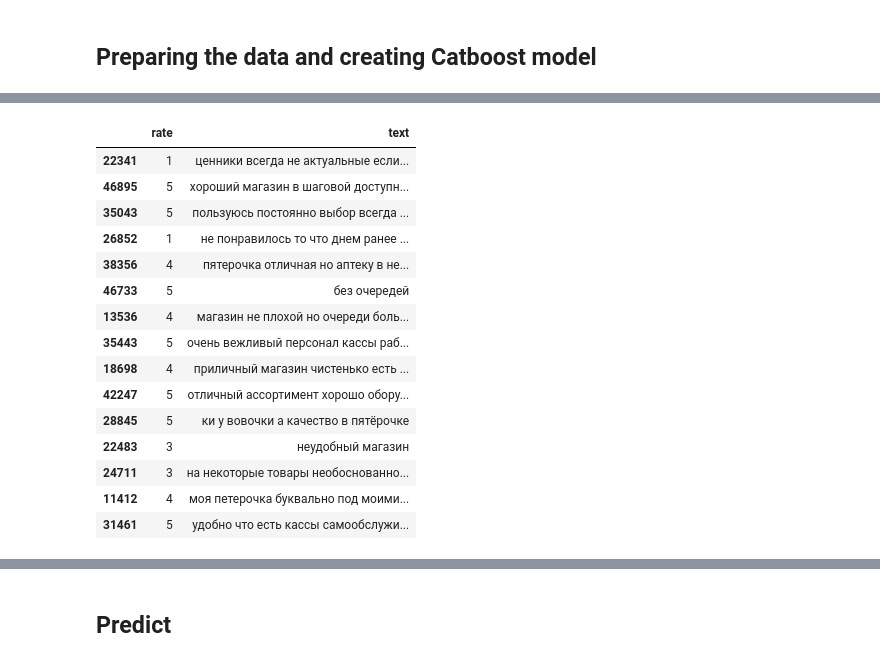
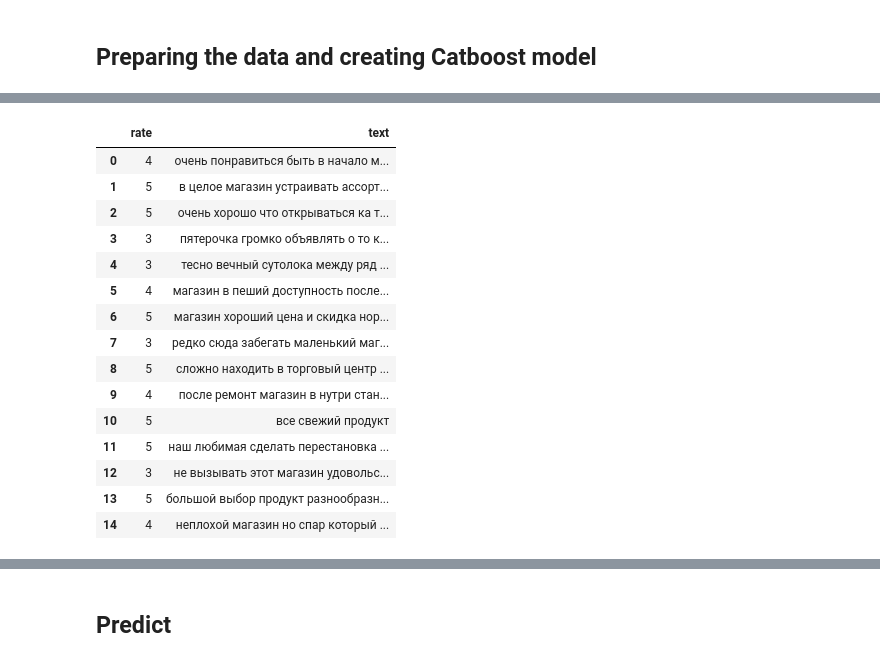
Before and after one commit to F1ameX/2025-ODS-NLP, a Jupyter notebook: practice_2.ipynb, the cells around one changed output, grey strips where cells are left out. Drawn from its saved outputs; the diff is of its cells as text; code cells hidden in the pictures.

```diff
--- a/practice_2.ipynb
+++ b/practice_2.ipynb
@@ -69,33 +69,34 @@ train_data['text'].sample(7)
 dtype: object
 # %%
 def process_data(df):
-    lemmatizer = WordNetLemmatizer()
     df['text'] = df['text'].str.lower()
     df['text'] = df['text'].apply(lambda x: re.sub(r'([,.!?;])', r' \1 ', x))
     df['text'] = df['text'].apply(lambda x: re.sub(r'[^\w\s]', '', x))
     df['text'] = df['text'].apply(lambda x: re.sub(r'[\d]', '', x))
-    df['text'] = df['text'].apply(lambda x: ' '.join([lemmatizer.lemmatize(word) for word in x.split()]))
 
+    mystem = Mystem()
+    df['text'] = df['text'].apply(lambda x: ' '.join(mystem.lemmatize(x)))
+    df['text'] = df['text'].apply(lambda x: re.sub(r'[\n]', ' ', x))
     return df
 # %%
 train_data = process_data(train_data)
 test_data = process_data(test_data)
 # %%
-train_data.sample(15)
+train_data.head(15)
 # %% [output]
 |  | rate | text |
-| 22341 | 1 | ценники всегда не актуальные если... |
-| 46895 | 5 | хороший магазин в шаговой доступн... |
-| 35043 | 5 | пользуюсь постоянно выбор всегда ... |
-| 26852 | 1 | не понравилось то что днем ранее ... |
-| 38356 | 4 | пятерочка отличная но аптеку в не... |
-| 46733 | 5 | без очередей |
-| 13536 | 4 | магазин не плохой но очереди боль... |
-| 35443 | 5 | очень вежливый персонал кассы раб... |
-| 18698 | 4 | приличный магазин чистенько есть ... |
-| 42247 | 5 | отличный ассортимент хорошо обору... |
-| 28845 | 5 | ки у вовочки а качество в пятёрочке |
-| 22483 | 3 | неудобный магазин |
-| 24711 | 3 | на некоторые товары необоснованно... |
-| 11412 | 4 | моя петерочка буквально под моими... |
-| 31461 | 5 | удобно что есть кассы самообслужи... |
+| 0 | 4 | очень понравиться быть в начало м... |
+| 1 | 5 | в целое магазин устраивать ассорт... |
+| 2 | 5 | очень хорошо что открываться ка т... |
+| 3 | 3 | пятерочка громко объявлять о то к... |
+| 4 | 3 | тесно вечный сутолока между ряд ... |
+| 5 | 4 | магазин в пеший доступность после... |
+| 6 | 5 | магазин хороший цена и скидка нор... |
+| 7 | 3 | редко сюда забегать маленький маг... |
+| 8 | 5 | сложно находить в торговый центр ... |
+| 9 | 4 | после ремонт магазин в нутри стан... |
+| 10 | 5 | все свежий продукт |
+| 11 | 5 | наш любимая сделать перестановка ... |
+| 12 | 3 | не вызывать этот магазин удовольс... |
+| 13 | 5 | большой выбор продукт разнообразн... |
+| 14 | 4 | неплохой магазин но спар который ... |
```
Also changed, not shown: parts of 10 cells of this notebook.
